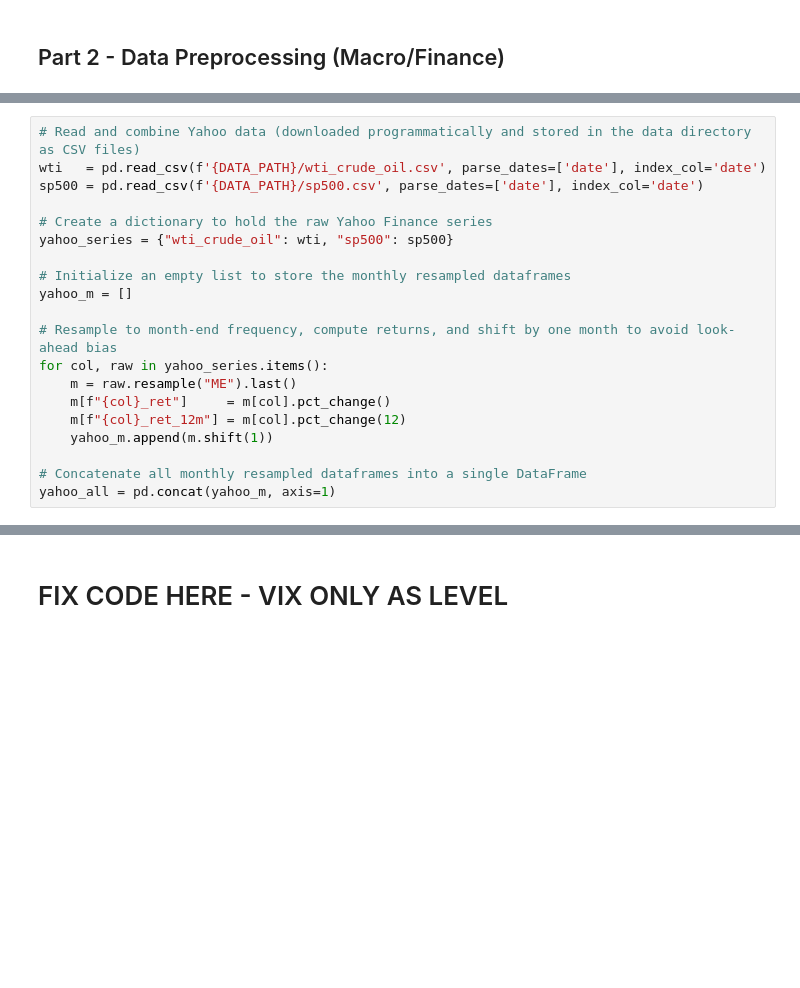
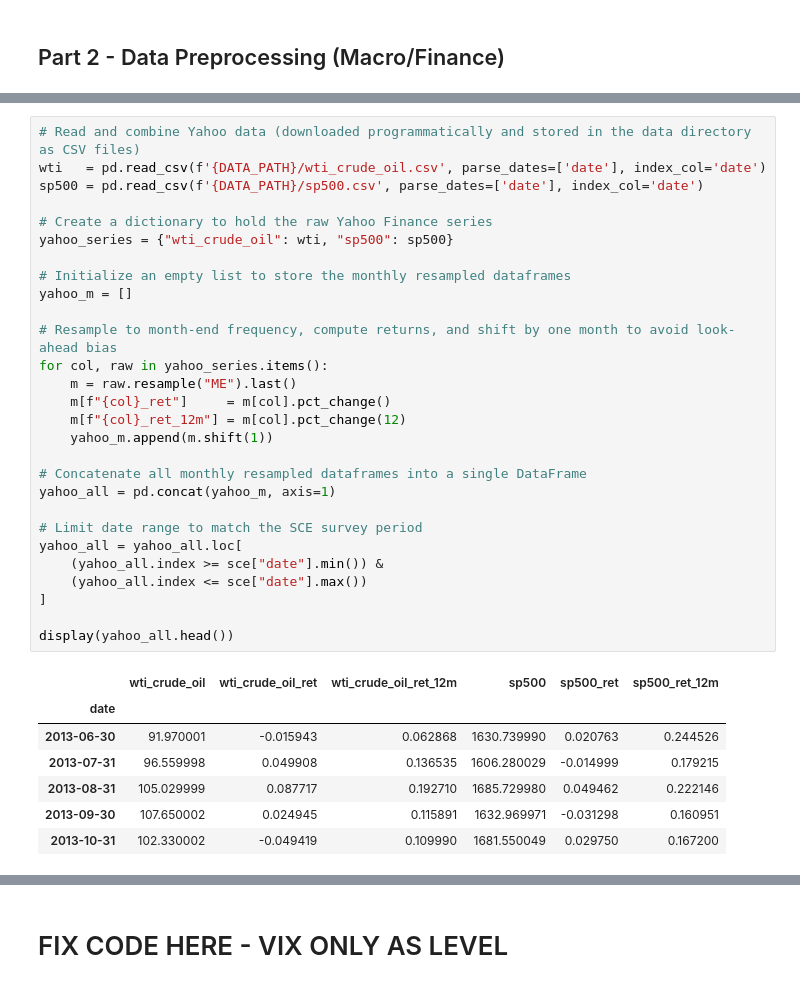
Before and after one commit to MHS17-NHH/FIE463-V26, a Jupyter notebook: data/solution.ipynb, the cells around one changed output, grey strips where cells are left out. Drawn from its saved outputs; the diff is of its cells as text; blank space fills up the shorter version.

```diff
--- a/data/solution.ipynb
+++ b/data/solution.ipynb
@@ -201,20 +202,36 @@ The final selection of which transformations to use as predictors is deferred to
 # %%
 # Read and combine Yahoo data (downloaded programmatically and stored in the data directory as CSV files)
 wti   = pd.read_csv(f'{DATA_PATH}/wti_crude_oil.csv', parse_dates=['date'], index_col='date')
 sp500 = pd.read_csv(f'{DATA_PATH}/sp500.csv', parse_dates=['date'], index_col='date')
 
 # Create a dictionary to hold the raw Yahoo Finance series
 yahoo_series = {"wti_crude_oil": wti, "sp500": sp500}
 
 # Initialize an empty list to store the monthly resampled dataframes
 yahoo_m = []
 
 # Resample to month-end frequency, compute returns, and shift by one month to avoid look-ahead bias
 for col, raw in yahoo_series.items():
     m = raw.resample("ME").last()
     m[f"{col}_ret"]     = m[col].pct_change()
     m[f"{col}_ret_12m"] = m[col].pct_change(12)
     yahoo_m.append(m.shift(1))
 
 # Concatenate all monthly resampled dataframes into a single DataFrame
 yahoo_all = pd.concat(yahoo_m, axis=1)
+
+# Limit date range to match the SCE survey period
+yahoo_all = yahoo_all.loc[
+    (yahoo_all.index >= sce["date"].min()) &
+    (yahoo_all.index <= sce["date"].max())
+]
+
+display(yahoo_all.head())
+# %% [output]
+|  | wti_crude_oil | wti_crude_oil_ret | wti_crude_oil_ret_12m | sp500 | sp500_ret | sp500_ret_12m |
+| date |  |  |  |  |  |  |
+| 2013-06-30 | 91.970001 | -0.015943 | 0.062868 | 1630.739990 | 0.020763 | 0.244526 |
+| 2013-07-31 | 96.559998 | 0.049908 | 0.136535 | 1606.280029 | -0.014999 | 0.179215 |
+| 2013-08-31 | 105.029999 | 0.087717 | 0.192710 | 1685.729980 | 0.049462 | 0.222146 |
+| 2013-09-30 | 107.650002 | 0.024945 | 0.115891 | 1632.969971 | -0.031298 | 0.160951 |
+| 2013-10-31 | 102.330002 | -0.049419 | 0.109990 | 1681.550049 | 0.029750 | 0.167200 |
```
Also changed, not shown: parts of 11 cells of this notebook.
